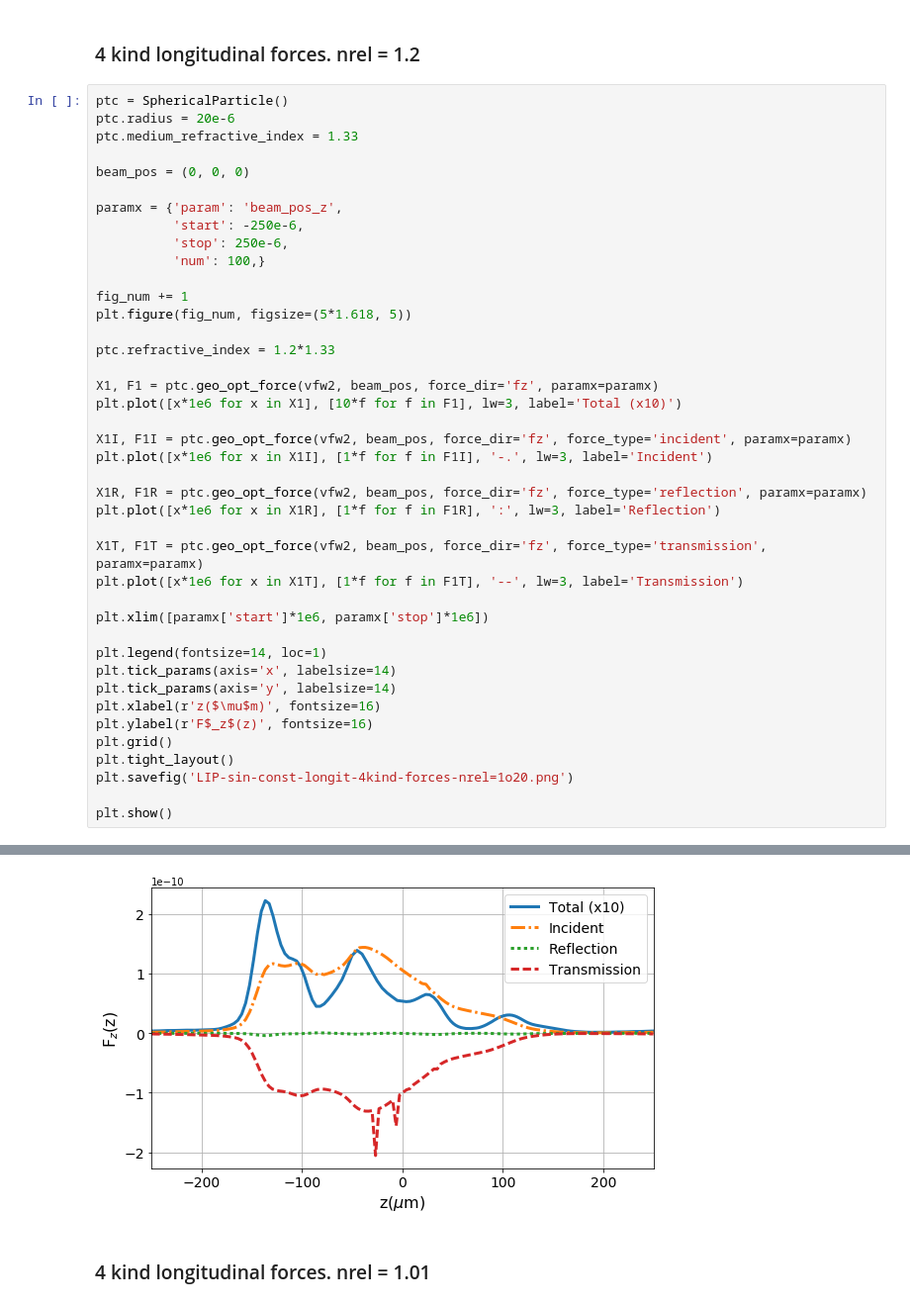
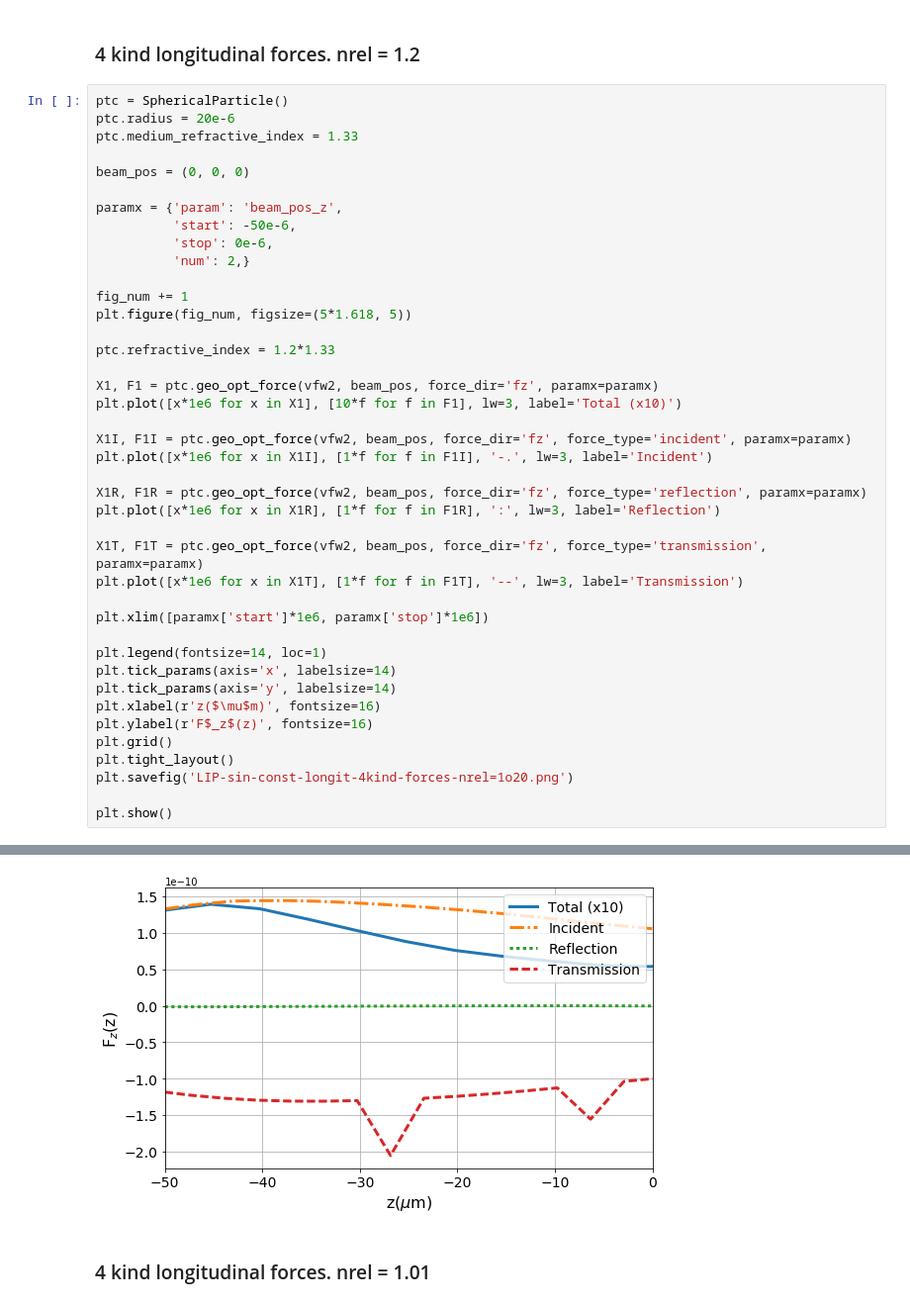
Before and after one commit to arantespp/opticalforces, a Jupyter notebook: examples/imoc2017-vec-frozen-wave/lip-sin-const-fw.ipynb, the cells around one changed output, grey strips where cells are left out. Shown: that part at 99% size. Saved outputs shown, nothing was run; the diff lists cells and outputs as text.

```diff
--- a/examples/imoc2017-vec-frozen-wave/lip-sin-const-fw.ipynb
+++ b/examples/imoc2017-vec-frozen-wave/lip-sin-const-fw.ipynb
@@ -114,9 +114,9 @@ ptc.medium_refractive_index = 1.33
 beam_pos = (0, 0, 0)
 
 paramx = {'param': 'beam_pos_z',
-          'start': -250e-6,
-          'stop': 250e-6,
-          'num': 100,}
+          'start': -50e-6,
+          'stop': 0e-6,
+          'num': 2,}
 
 fig_num += 1
 plt.figure(fig_num, figsize=(5*1.618, 5))
@@ -151,4 +168,4 @@ plt.show()
-[figure, old version]
+[figure, new version]
 # %% [markdown]
 ### 4 kind longitudinal forces. nrel = 1.01
 # %%
```
Also changed, not shown: parts of 3 cells of this notebook, 7 other files.
